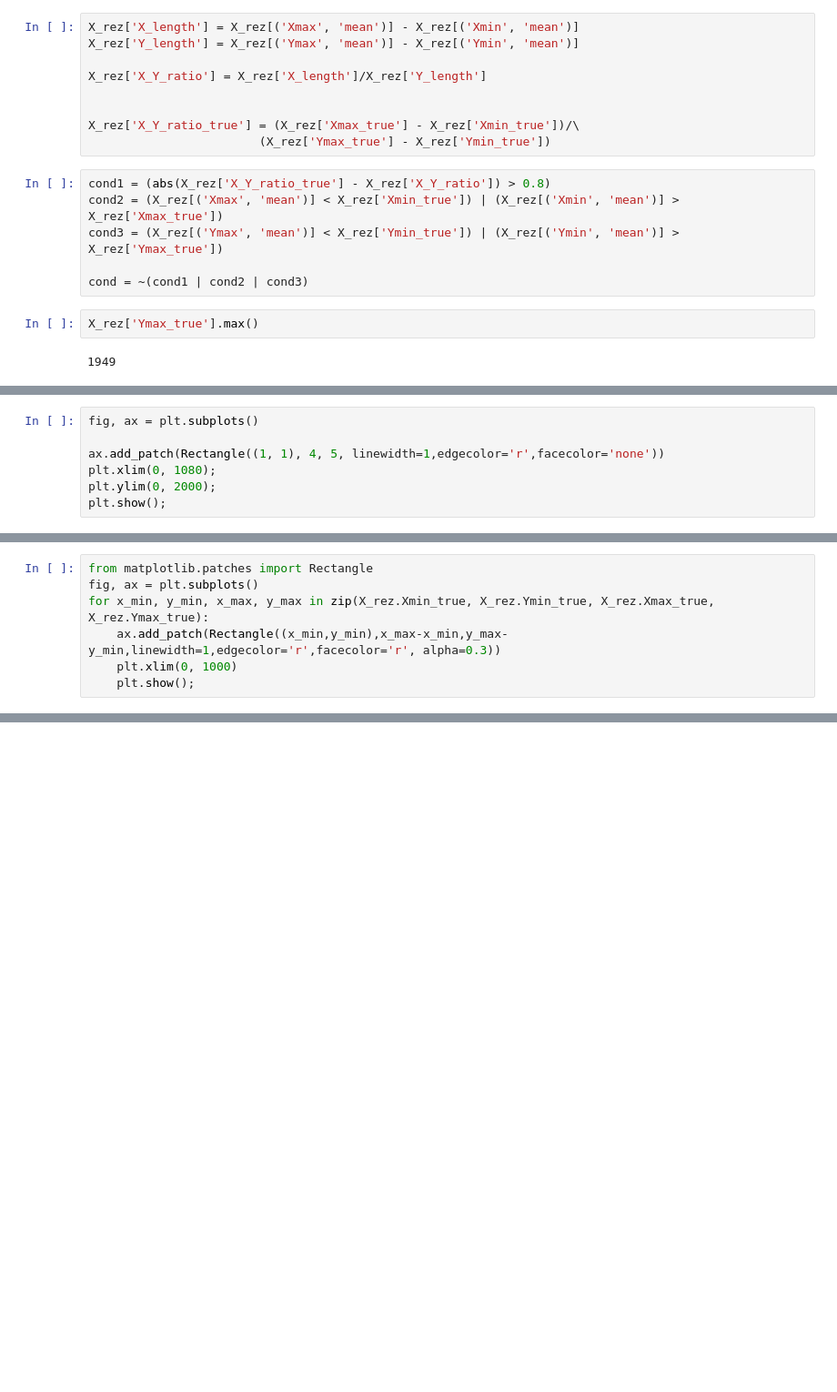
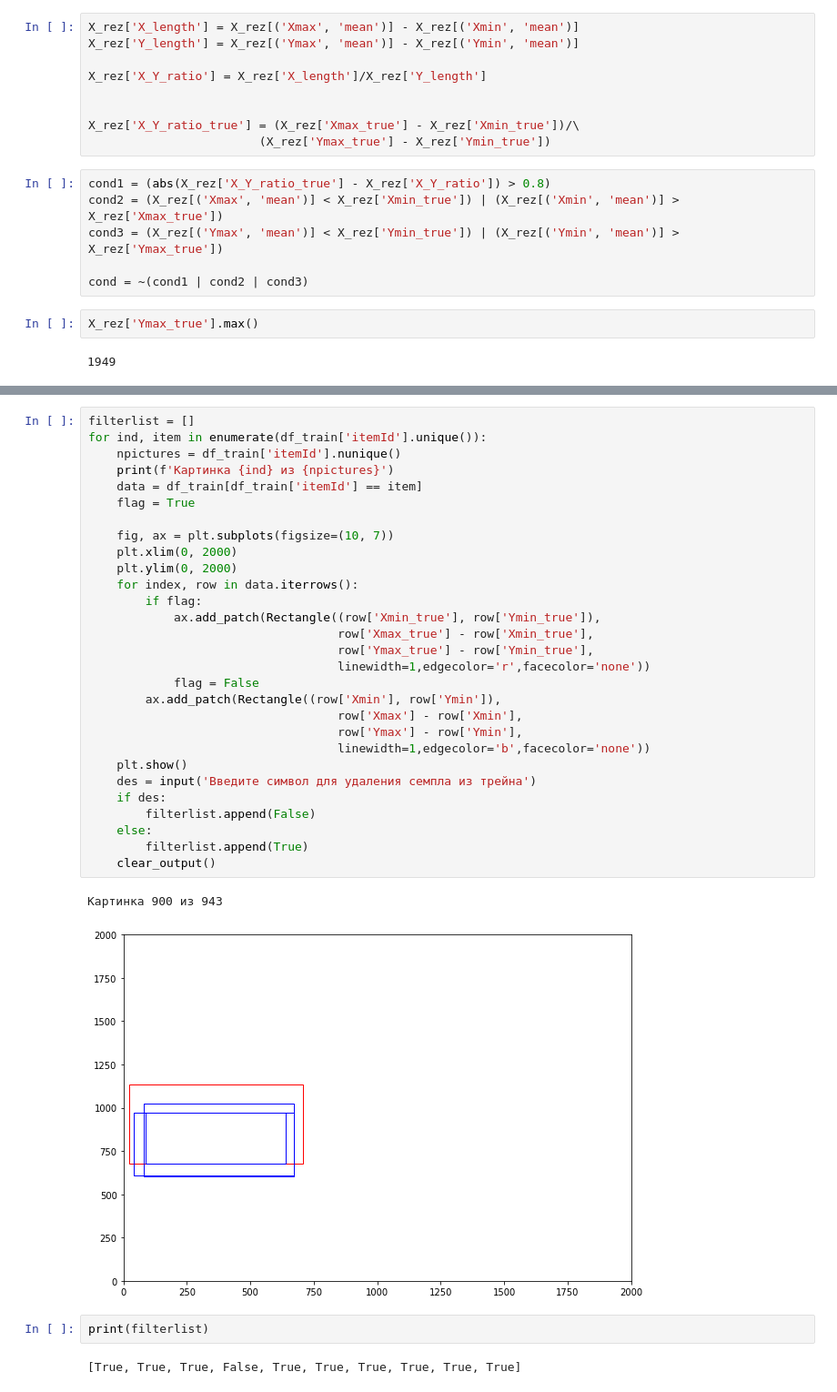
Before and after one commit to Dmitry513/BootCamp_Moderator, a Jupyter notebook: Target analisys.ipynb, the cells around one changed output, grey strips where cells are left out. Shown: that part at 91% size. Saved outputs shown, nothing was run; the diff lists cells and outputs as text; blank space fills up the shorter version.

Commit message:
Plot picture

```diff
--- a/Target analisys.ipynb
+++ b/Target analisys.ipynb
@@ -123,7 +124,0 @@ with open('filtercond.pikle', 'wb') as F:
-# %%
-fig, ax = plt.subplots()
-
-ax.add_patch(Rectangle((1, 1), 4, 5, linewidth=1,edgecolor='r',facecolor='none'))
-plt.xlim(0, 1080);
-plt.ylim(0, 2000);
-plt.show();
@@ -132,7 +124,0 @@ plt.show();
-# %%
-from matplotlib.patches import Rectangle
-fig, ax = plt.subplots()
-for x_min, y_min, x_max, y_max in zip(X_rez.Xmin_true, X_rez.Ymin_true, X_rez.Xmax_true, X_rez.Ymax_true):
-    ax.add_patch(Rectangle((x_min,y_min),x_max-x_min,y_max-y_min,linewidth=1,edgecolor='r',facecolor='r', alpha=0.3))
-    plt.xlim(0, 1000)
-    plt.show();
@@ -152,0 +159,36 @@ for x_min, y_min, x_max, y_max in zip(X_rez.Xmin_true, X_rez.Ymin_true, X_rez.Xm
+# %%
+filterlist = []
+for ind, item in enumerate(df_train['itemId'].unique()):
+    npictures = df_train['itemId'].nunique()
+    print(f'Картинка {ind} из {npictures}')
+    data = df_train[df_train['itemId'] == item]
+    flag = True
+
+    fig, ax = plt.subplots(figsize=(10, 7))
+    plt.xlim(0, 2000)
+    plt.ylim(0, 2000)
+    for index, row in data.iterrows():
+        if flag:
+            ax.add_patch(Rectangle((row['Xmin_true'], row['Ymin_true']),
+                                   row['Xmax_true'] - row['Xmin_true'],
+                                   row['Ymax_true'] - row['Ymin_true'],
+                                   linewidth=1,edgecolor='r',facecolor='none'))
+            flag = False
+        ax.add_patch(Rectangle((row['Xmin'], row['Ymin']),
+                                   row['Xmax'] - row['Xmin'],
+                                   row['Ymax'] - row['Ymin'],
+                                   linewidth=1,edgecolor='b',facecolor='none'))
+    plt.show()
+    des = input('Введите символ для удаления семпла из трейна')
+    if des:
+        filterlist.append(False)
+    else:
+        filterlist.append(True)
+    clear_output()
+# %% [output]
+Картинка 900 из 943
+[figure, added]
+# %%
+print(filterlist)
+# %% [output]
+[True, True, True, False, True, True, True, True, True, True]
```
Also changed, not shown: parts of 8 cells of this notebook, 1 other file.
